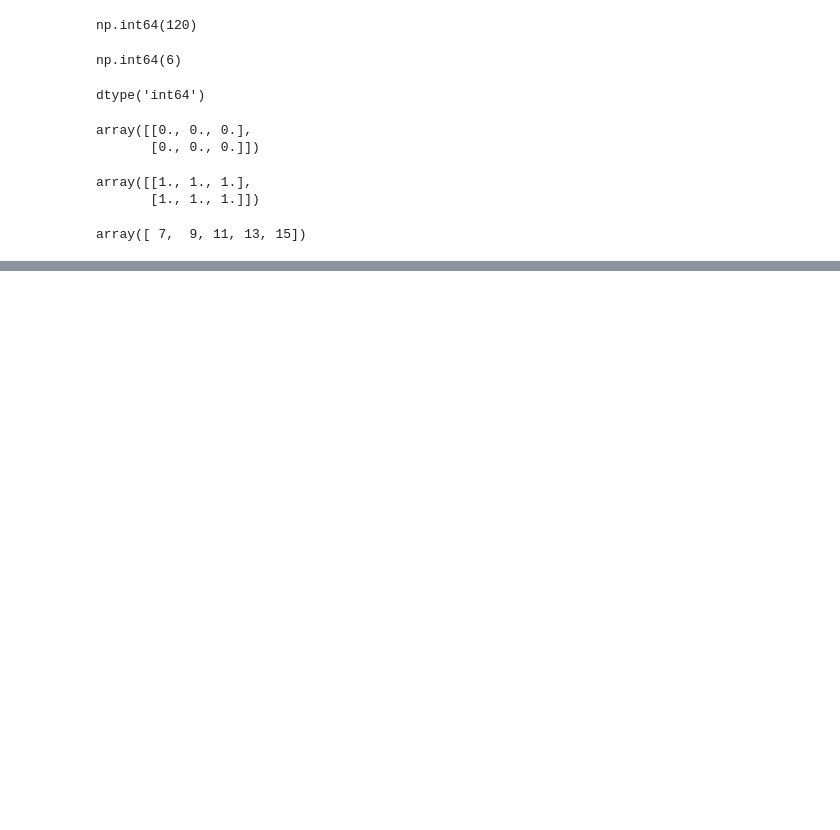
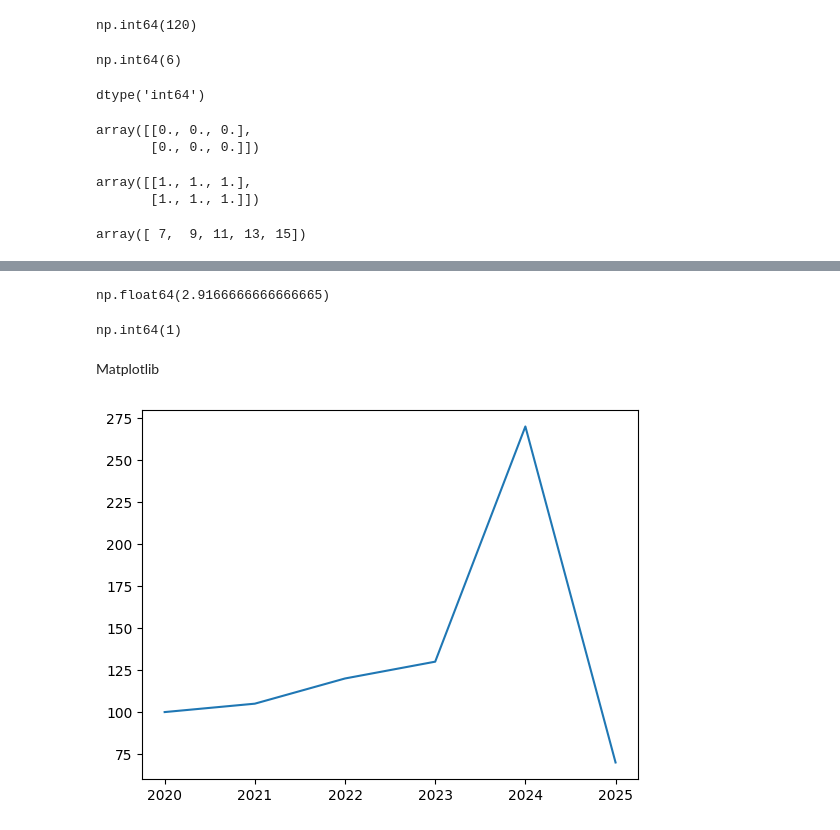
Before and after one commit to Aaqib-Ahmed-Khan/Numpy-practice-Assignments, a Jupyter notebook: numpy1.ipynb, the cells around one changed output, grey strips where cells are left out. Drawn from its saved outputs; the diff is of its cells as text; code cells hidden in the pictures; blank space fills up the shorter version.

Commit message:
Started Matplotlib

```diff
--- a/numpy1.ipynb
+++ b/numpy1.ipynb
@@ -225,0 +259,13 @@ array([ 7,  9, 11, 13, 15])
+# %%
+
+
+np.var(np_list1) # variance
+# %% [output]
+np.float64(2.9166666666666665)
+# %%
+
+
+np.max(np_list1)
+np.min(np_list1)
+# %% [output]
+np.int64(1)
@@ -225,0 +276,2 @@ array([ 7,  9, 11, 13, 15])
+# %% [markdown]
+Matplotlib
@@ -225,0 +282,16 @@ array([ 7,  9, 11, 13, 15])
+# %%
+
+
+# Line Chart
+# mainly time ke basis
+
+year =  [2020,2021,2022,2023,2024,2025]
+sales = [100,105,120,130,270,70]
+
+# making a plot
+plt.plot(year,sales)
+
+# show a plot
+plt.show()
+# %% [output]
+[figure, added]
```
Also changed, not shown: parts of 11 cells of this notebook.
